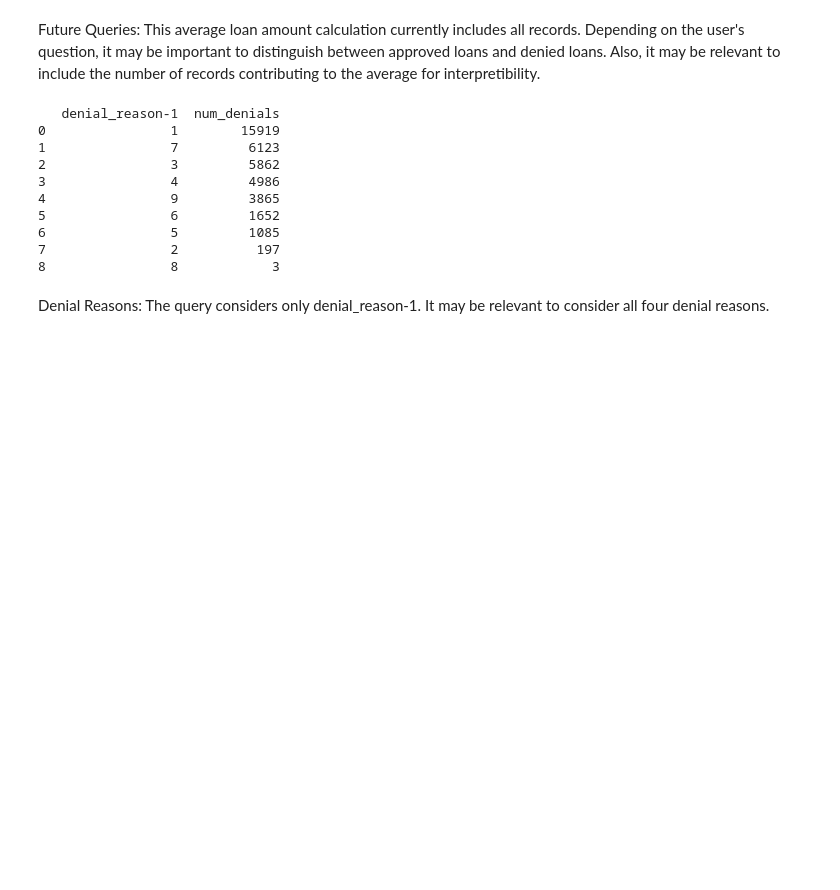
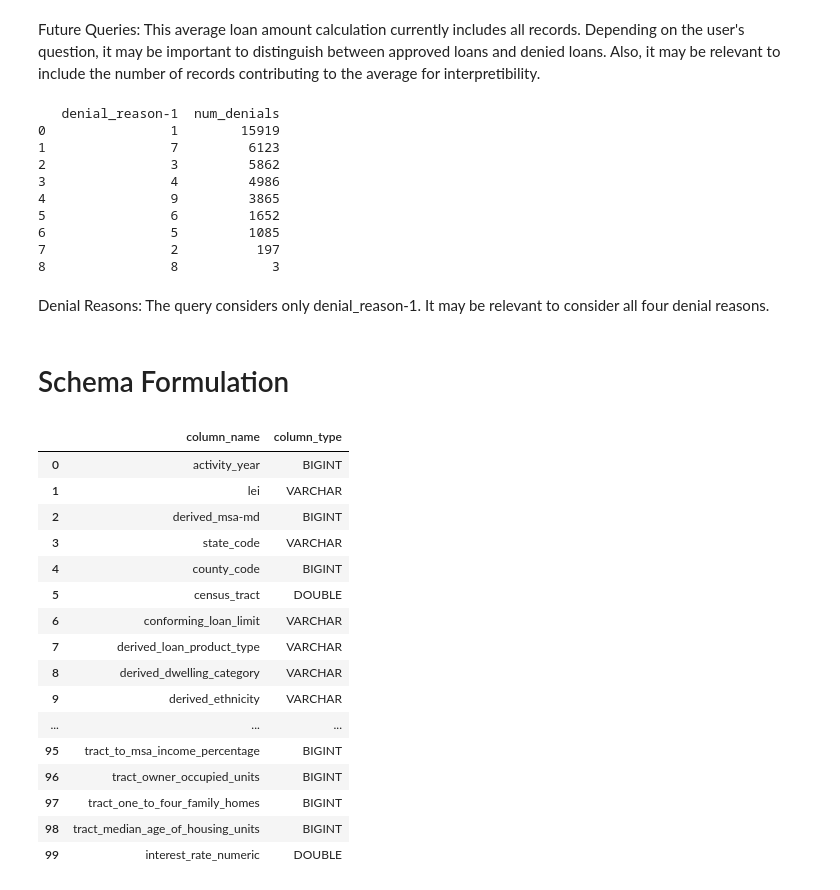
Before and after one commit to grace99starr/hmda-natural-language-explorer, a Jupyter notebook: notebooks/exploration.ipynb, the cells around one changed output. Saved outputs shown, nothing was run; the diff lists cells and outputs as text; code cells hidden in the pictures; blank space fills up the shorter version.

```diff
--- a/notebooks/exploration.ipynb
+++ b/notebooks/exploration.ipynb
@@ -374,3 +374,31 @@ print(result)
 # %% [markdown]
 Denial Reasons: The query considers only denial_reason-1. It may be relevant
 to consider all four denial reasons.
+# %% [markdown]
+# Schema Formulation
+# %%
+import duckdb
+
+schema = duckdb.sql("""
+    DESCRIBE SELECT * FROM df
+""").df()
+
+schema[["column_name", "column_type"]]
+# %% [output]
+|  | column_name | column_type |
+| 0 | activity_year | BIGINT |
+| 1 | lei | VARCHAR |
+| 2 | derived_msa-md | BIGINT |
+| 3 | state_code | VARCHAR |
+| 4 | county_code | BIGINT |
+| 5 | census_tract | DOUBLE |
+| 6 | conforming_loan_limit | VARCHAR |
+| 7 | derived_loan_product_type | VARCHAR |
+| 8 | derived_dwelling_category | VARCHAR |
+| 9 | derived_ethnicity | VARCHAR |
+| ... | ... | ... |
+| 95 | tract_to_msa_income_percentage | BIGINT |
+| 96 | tract_owner_occupied_units | BIGINT |
+| 97 | tract_one_to_four_family_homes | BIGINT |
+| 98 | tract_median_age_of_housing_units | BIGINT |
+| 99 | interest_rate_numeric | DOUBLE |
```
